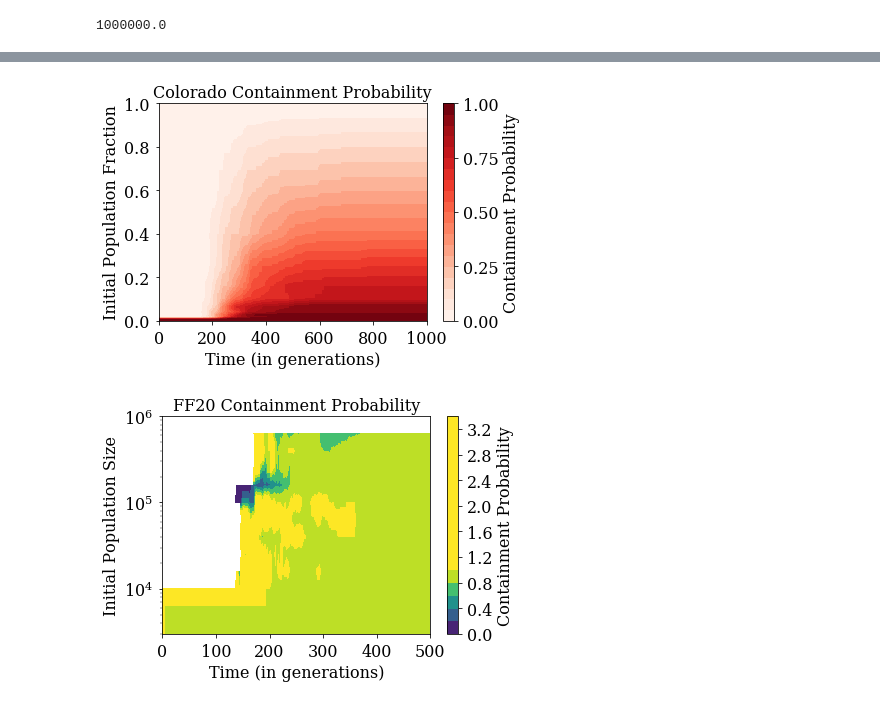
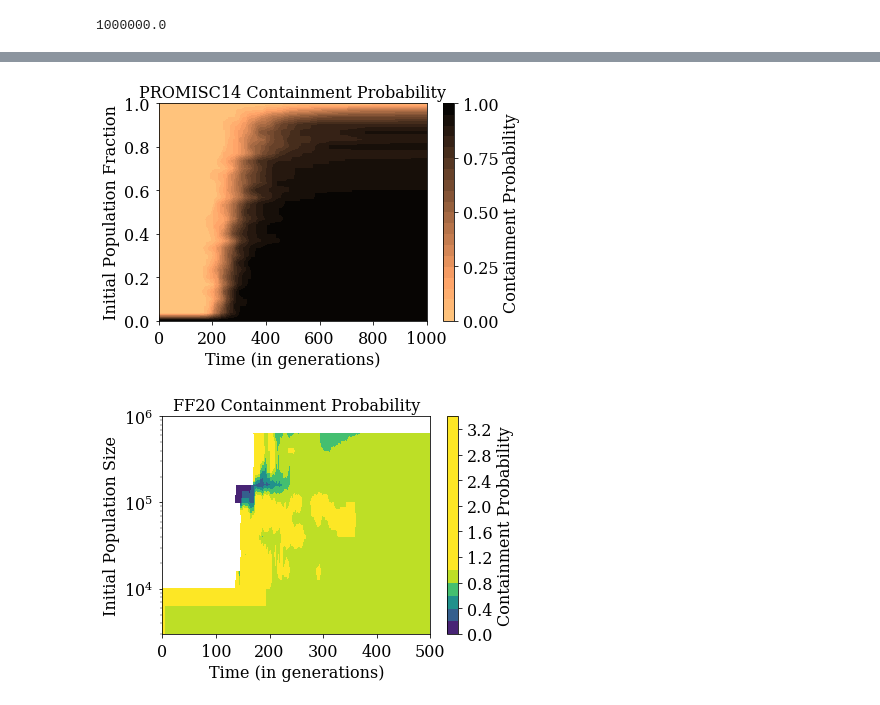
Before and after one commit to EndyLab/codon-tables, a Jupyter notebook: notebooks/fast_fail_figs.ipynb, the cells around one changed output, grey strips where cells are left out. Saved outputs shown, nothing was run; the diff lists cells and outputs as text; code cells hidden in the pictures.

```diff
--- a/notebooks/fast_fail_figs.ipynb
+++ b/notebooks/fast_fail_figs.ipynb
@@ -821,0 +861,6 @@ No handles with labels found to put in legend.
+# %%
+lowfrac = 0.2
+highfrac= 0.8
+df = DF.loc[DF['N_0'].map(lambda n_0: n_0/1e6 in [lowfrac, highfrac])]
+sim = 7
+lildf = df.loc[df['sim'] == sim]
@@ -860,11 +926,11 @@ N_0[-1]
 # %% [output]
 1000000.0
 # %%
-# Standard_contour, t, N_0 = contain_probability(DF, 'Standard')
-# Colorado_contour, t, N_0 = contain_probability(DF, 'Colorado')
-# FF20_contour, t, N_0 = contain_probability(DF, 'FF20')
+Standard_contour, t, N_0 = contain_probability(DF, 'Standard')
+Colorado_contour, t, N_0 = contain_probability(DF, 'Colorado')
+FF20_contour, t, N_0 = contain_probability(DF, 'FF20')
 FF16_contour, t, N_0 = contain_probability(DF, 'FF16')
 RED20_contour, t, N_0 = contain_probability(DF, 'RED20')
 RED14_contour, t, N_0 = contain_probability(DF, 'RED14')
-# PROMISC20_contour, t, N_0 = contain_probability(DF, 'PROMISC20')
-# PROMISC14_contour, t, N_0 = contain_probability(DF, 'PROMISC14')
+PROMISC20_contour, t, N_0 = contain_probability(DF, 'PROMISC20')
+PROMISC14_contour, t, N_0 = contain_probability(DF, 'PROMISC14')
@@ -913,5 +941,5 @@ with open('/home/jonathan/Lab/ATD/codon-tables/data/manuscript/fig4/contour_cach
     pickle.dump(data, handle)
 # %%
 # unpickle for faster access
-with open('/home/jonathan/Lab/ATD/codon-tables/data/manuscript/fig4/contour_caching.pickle_lin', 'rb') as handle:
+with open('/home/jonathan/Lab/ATD/codon-tables/data/manuscript/fig4/contour_caching_lin.pickle', 'rb') as handle:
     FF20_contour, FF16_contour, RED20_contour, RED14_contour, Colorado_contour, Standard_contour, PROMISC20_contour, PROMISC14_contour, t, N_0 = pickle.load(handle)
@@ -986,12 +1012,14 @@ plt.show()
 # %%
-# generate linear contour plot
+# 4b: generate linear contour plot
 contours = {
-#     'Standard':Standard_contour,
+    'Standard':Standard_contour,
     'Colorado':Colorado_contour,
-#     'FF20':FF20_contour,
-#     'FF16':FF16_contour,
+    'FF20':FF20_contour,
+    'FF16':FF16_contour,
     'RED20':RED20_contour,
-#     'RED14':RED14_contour
+    'RED14':RED14_contour,
+    'PROMISC20':PROMISC20_contour,
+    'PROMISC14':PROMISC14_contour
 }
 cmaps = {
     'Standard':plt.cm.Blues,
@@ -999,37 +1027,39 @@ cmaps = {
     'FF20':plt.cm.Greens,
     'FF16':plt.cm.Oranges,
     'RED20':plt.cm.Purples,
-    'RED14':plt.cm.copper_r
+    'RED14':plt.cm.copper_r,
+    'PROMISC20':plt.cm.Purples,
+    'PROMISC14':plt.cm.copper_r
 }
 
-code = 'Colorado'
+code = 'PROMISC14'
 contour = contours[code]
 cmap = cmaps[code]
 
 X, Y = np.meshgrid(t, np.array(N_0)/1e6)
 CS = plt.contourf(X, Y, contour, 20, cmap=cmap, vmin=0, vmax=1)
 #plt.clabel(CS, inline=1, fontsize=10)
 ax = plt.gca()
 # plt.ticklabel_format(style='sci', axis='y')
 # plt.xlim([0, 500])
 # plt.yticks([])
 # plt.xticks([])
 # ax.set_xscale("log")
 
 
 cbar = plt.colorbar(CS, ticks=[0, 0.25, 0.5, 0.75, 1])
 cbar.ax.set_ylabel('Containment Probability')
 plt.clim(0,1)
 
 path = '/home/jonathan/Lab/Fast Fail/Figures/Figure 4/'
 # Add the contour line levels to the colorbar
 plt.title('{0} Containment Probability'.format(code), fontsize=labelsize)
 plt.xlabel('Time (in generations)')
 plt.ylabel('Initial Population Fraction')
 plt.savefig(path+'{0}_contour_lin.svg'.format(code))
 plt.show()
 # %% [output]
-[figure, old version]
+[figure, new version]
 # %%
 CS = plt.contourf(X, Y, (ff20_contour/ff16_contour), 20, cmap=plt.cm.viridis)
 #plt.clabel(CS, inline=1, fontsize=10)
```
Also changed, not shown: parts of 11 cells of this notebook.
